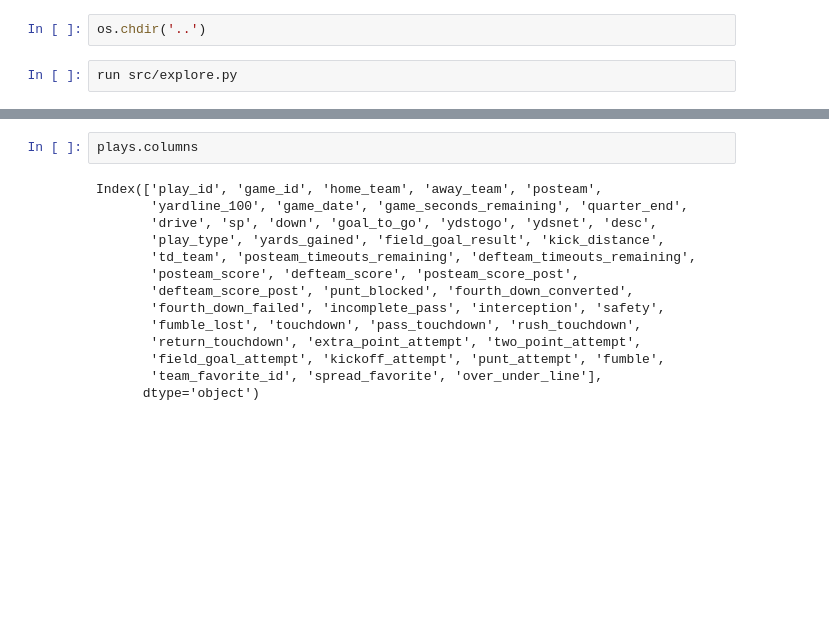
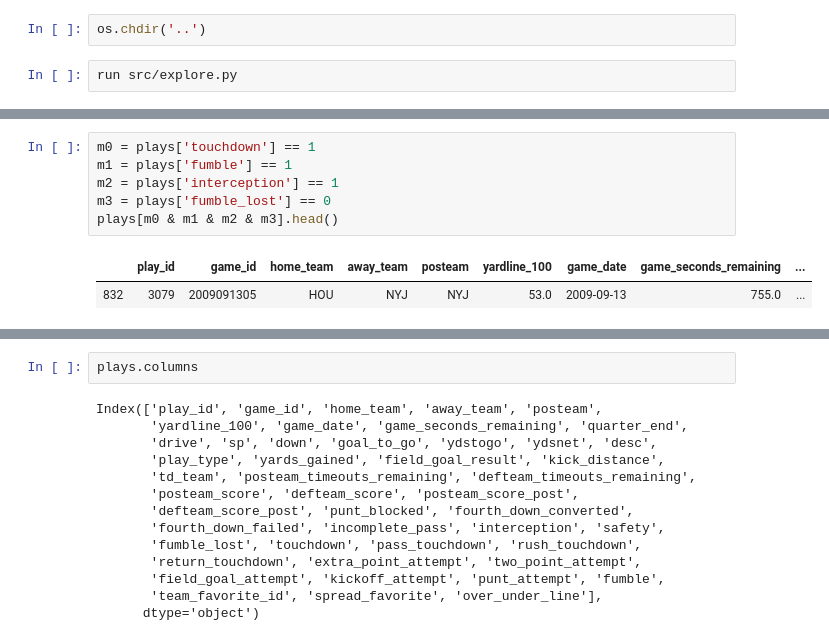
Before and after one commit to sizej/NFL_RT_Prob, a Jupyter notebook: notebooks/explore_notebook.ipynb, the cells around one changed output, grey strips where cells are left out. Cells and saved outputs as stored; diff of their text form; blank space fills up the shorter version.

```diff
--- a/notebooks/explore_notebook.ipynb
+++ b/notebooks/explore_notebook.ipynb
@@ -28,0 +32,9 @@ plays[m0 & m1]
+# %%
+m0 = plays['touchdown'] == 1
+m1 = plays['fumble'] == 1
+m2 = plays['interception'] == 1
+m3 = plays['fumble_lost'] == 0
+plays[m0 & m1 & m2 & m3].head()
+# %% [output]
+|  | play_id | game_id | home_team | away_team | posteam | yardline_100 | game_date | game_seconds_remaining | ... |
+| 832 | 3079 | 2009091305 | HOU | NYJ | NYJ | 53.0 | 2009-09-13 | 755.0 | ... |
```
Also changed, not shown: parts of 6 cells of this notebook, 3 other files.
